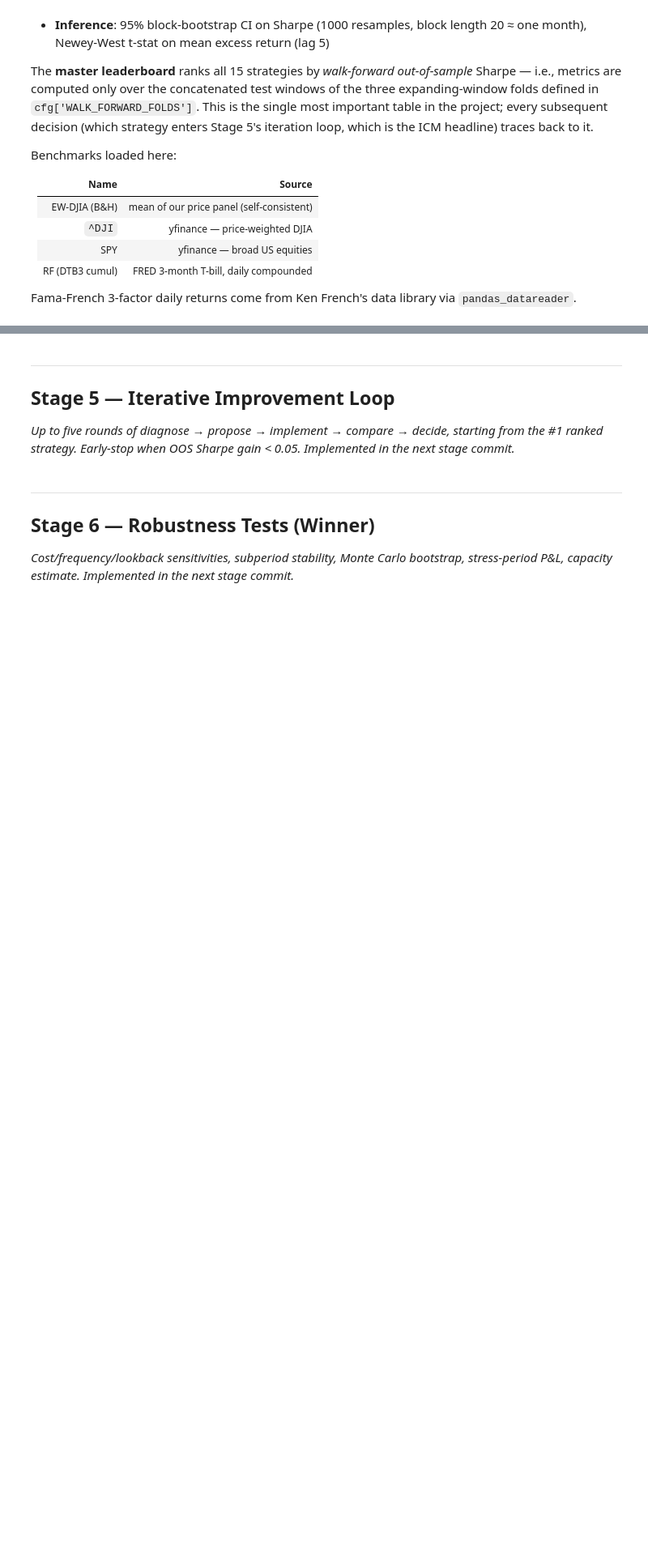
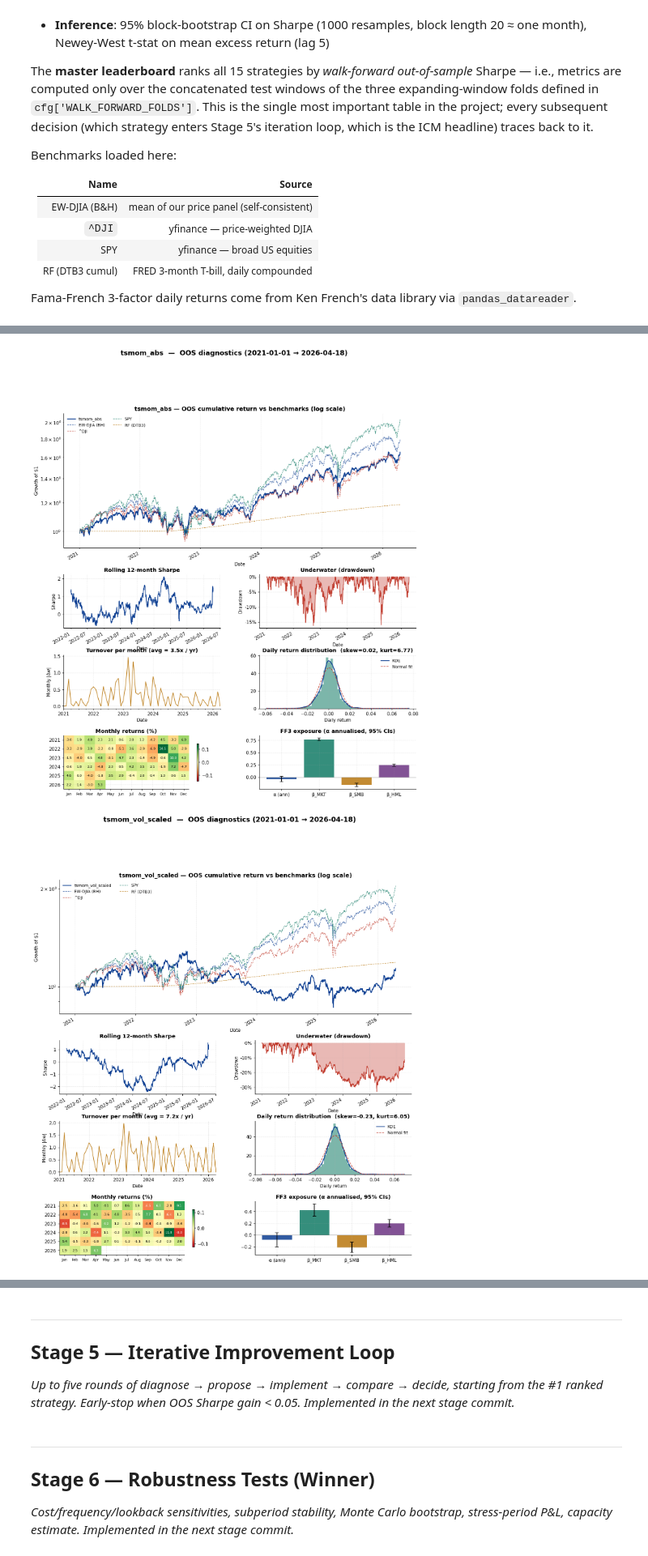
Before and after one commit to turbo-wombat/MLinF-project-1, a Jupyter notebook: ProprietaryMomentumStrategy.ipynb, the cells around one changed output, grey strips where cells are left out. Shown at 81% size. Saved outputs shown, nothing was run; the diff lists cells and outputs as text; code cells hidden in the pictures; blank space fills up the shorter version.

```diff
--- a/ProprietaryMomentumStrategy.ipynb
+++ b/ProprietaryMomentumStrategy.ipynb
@@ -1625,0 +1941,15 @@ _Cumulative curves, rolling Sharpe, underwater, return distribution, monthly hea
+# %%
+# ── Render tearsheets for the top 5 by OOS Sharpe ────────────────────────
+
+TOP_N = 5
+_top_names = leaderboard.head(TOP_N).index.tolist()
+log.info('Top %d by OOS Sharpe: %s', TOP_N, _top_names)
+
+for _name in _top_names:
+    _net = RESULTS[_name]['net']
+    _to  = RESULTS[_name]['turnover']
+    fig = plot_strategy_diagnostics(
+        _name, _net, _to, benchmarks, ff3, rf_daily, cfg,
+    )
+    plt.show()
+# %% [output]
@@ -1625,0 +1957,2 @@ _Cumulative curves, rolling Sharpe, underwater, return distribution, monthly hea
+[figure, added]
+[figure, added]
```
Also changed, not shown: parts of 22 cells of this notebook, 1 other file.
